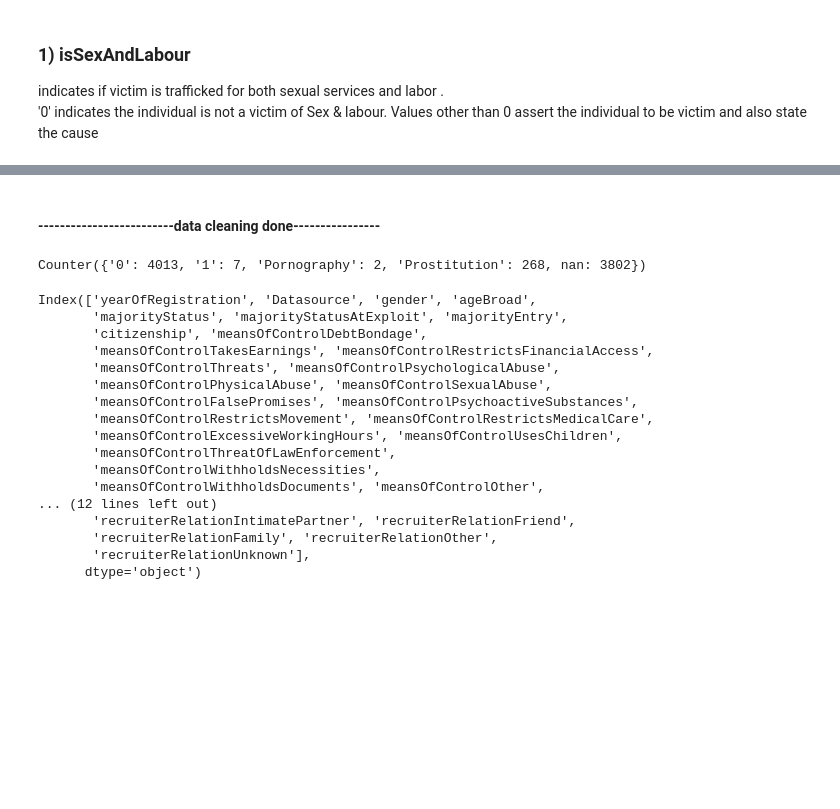
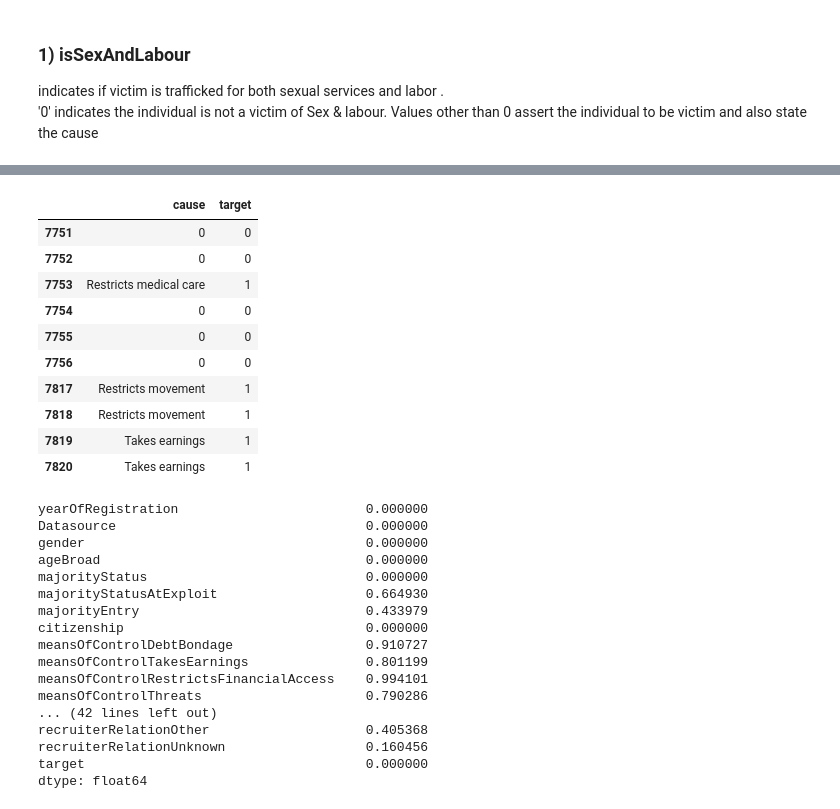
Before and after one commit to nizamphoenix/human-trafficking, a Jupyter notebook: work.ipynb, the cells around one changed output, grey strips where cells are left out. Saved outputs shown, nothing was run; the diff lists cells and outputs as text; code cells hidden in the pictures; blank space fills up the shorter version.

```diff
--- a/work.ipynb
+++ b/work.ipynb
@@ -184,26 +136,35 @@ sex_labour_data['target']=pd.to_numeric(sex_labour_data['target'])
-# %% [markdown]
-#### -------------------------data cleaning done----------------
-# %%
-Counter(sex_labour_data['isAbduction'])
-# %% [output]
-Counter({'0': 4013, '1': 7, 'Pornography': 2, 'Prostitution': 268, nan: 3802})
-# %%
-sex_labour_data.columns
-# %% [output]
-Index(['yearOfRegistration', 'Datasource', 'gender', 'ageBroad',
-       'majorityStatus', 'majorityStatusAtExploit', 'majorityEntry',
-       'citizenship', 'meansOfControlDebtBondage',
-       'meansOfControlTakesEarnings', 'meansOfControlRestrictsFinancialAccess',
-       'meansOfControlThreats', 'meansOfControlPsychologicalAbuse',
-       'meansOfControlPhysicalAbuse', 'meansOfControlSexualAbuse',
-       'meansOfControlFalsePromises', 'meansOfControlPsychoactiveSubstances',
-       'meansOfControlRestrictsMovement', 'meansOfControlRestrictsMedicalCare',
-       'meansOfControlExcessiveWorkingHours', 'meansOfControlUsesChildren',
-       'meansOfControlThreatOfLawEnforcement',
-       'meansOfControlWithholdsNecessities',
-       'meansOfControlWithholdsDocuments', 'meansOfControlOther',
-... (12 lines left out)
-       'recruiterRelationIntimatePartner', 'recruiterRelationFriend',
-       'recruiterRelationFamily', 'recruiterRelationOther',
-       'recruiterRelationUnknown'],
-      dtype='object')
+# %%
+sex_labour_data[['cause','target']][350:360]
+# %% [output]
+|  | cause | target |
+| 7751 | 0 | 0 |
+| 7752 | 0 | 0 |
+| 7753 | Restricts medical care | 1 |
+| 7754 | 0 | 0 |
+| 7755 | 0 | 0 |
+| 7756 | 0 | 0 |
+| 7817 | Restricts movement | 1 |
+| 7818 | Restricts movement | 1 |
+| 7819 | Takes earnings | 1 |
+| 7820 | Takes earnings | 1 |
+# %%
+# percentage of missing values
+sex_labour_data.isnull().sum()/len(sex_labour_data)
+# %% [output]
+yearOfRegistration                        0.000000
+Datasource                                0.000000
+gender                                    0.000000
+ageBroad                                  0.000000
+majorityStatus                            0.000000
+majorityStatusAtExploit                   0.664930
+majorityEntry                             0.433979
+citizenship                               0.000000
+meansOfControlDebtBondage                 0.910727
+meansOfControlTakesEarnings               0.801199
+meansOfControlRestrictsFinancialAccess    0.994101
+meansOfControlThreats                     0.790286
+... (42 lines left out)
+recruiterRelationOther                    0.405368
+recruiterRelationUnknown                  0.160456
+target                                    0.000000
+dtype: float64
```
Also changed, not shown: parts of 13 cells of this notebook.
